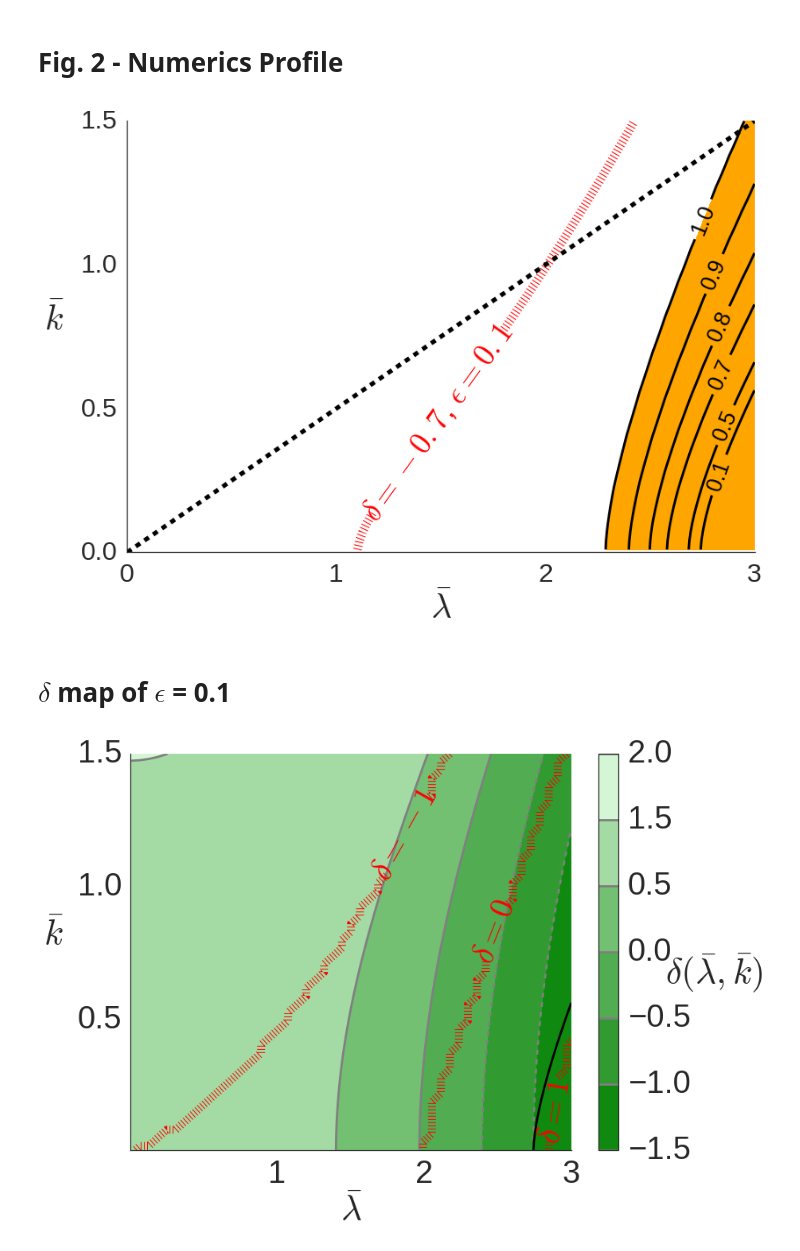
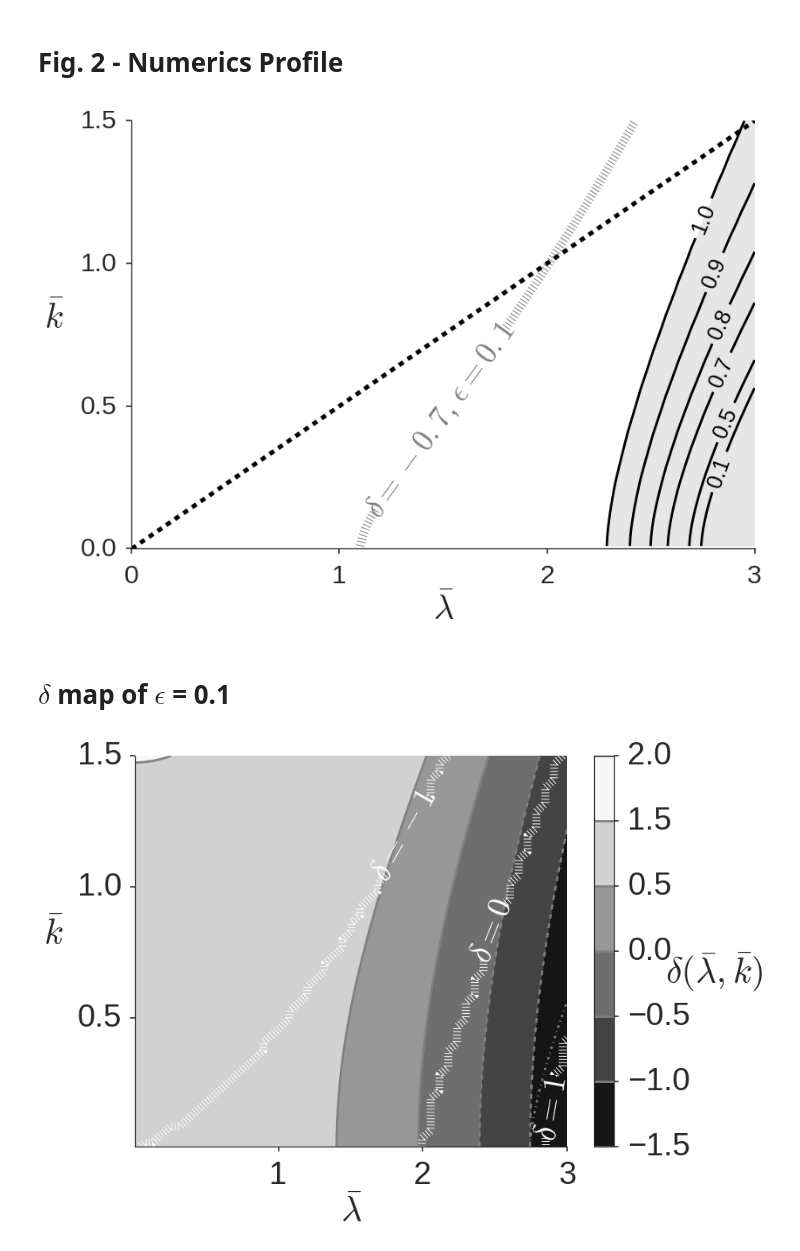
Before and after one commit to jensv/fluxtubestability, a Jupyter notebook: ipython_notebooks/paper_figures.ipynb, the cells around one changed output. Cells and saved outputs as stored; diff of their text form; code cells hidden in the pictures.

Commit message:
Add grey version of ratio plots, kink boundary plots.

```diff
--- a/ipython_notebooks/paper_figures.ipynb
+++ b/ipython_notebooks/paper_figures.ipynb
@@ -441,7 +441,7 @@ contourf = plt.contourf(lambda_a_mesh,
                         extend='both')
 
 contourf.cmap.set_over('white')
-contourf.cmap.set_under('orange')
+contourf.cmap.set_under('0.9')
 contourf.set_clim(0., 1e-16)
 
 for i, epsilon in enumerate(epsilons):
@@ -479,7 +479,7 @@ plt.xlim(0, 3.)
 stability_uniform_sausage = ac.conditions(k_a_mesh, lambda_a_mesh,
                                            0.1, 0, -0.7)
 uniform_contour = plt.contour(lambda_a_mesh, k_a_mesh, stability_uniform_sausage,
-                              levels=[0], colors='red', linewidths=10,
+                              levels=[0], colors='grey', linewidths=10,
                               linestyles='dotted')
 
 plt.clabel(uniform_contour, fmt={0: r'$\delta =-0.7$, $\epsilon = 0.1$'}, fontsize=35,
@@ -489,16 +489,17 @@ plt.clabel(uniform_contour, fmt={0: r'$\delta =-0.7$, $\epsilon = 0.1$'}, fontsi
 sns.despine()
 plt.show()
 # %% [output]
-[figure, old version]
+[figure, new version]
 # %% [markdown]
 # $\delta$ map of $\epsilon$ = 0.1
 # %%
 plot.plot_lambda_k_space_delta('../../output/2016-01-01-11-55/meshes.npz',
                                0, levels=[-1.5, -1,
                                           -0.5, 0, 0.5, 1.5, 2],
                                interpolate=False, clip=True, delta_min=-4,
                                delta_max=4,epsilon=0.1, compare_analytic=True,
                                plot_numeric_boundary=True,
-                               analytic_label_pos=[(1.8, 1.2), (2.3, 0.9), (2.9, 0.15)])
+                               analytic_label_pos=[(1.8, 1.2), (2.3, 0.9), (2.9, 0.15)],
+                               cmap="Greys_r", analytic_color='white')
 # %% [output]
-[figure, old version]
+[figure, new version]
```
Also changed, not shown: parts of 10 cells of this notebook, 1 other file.
